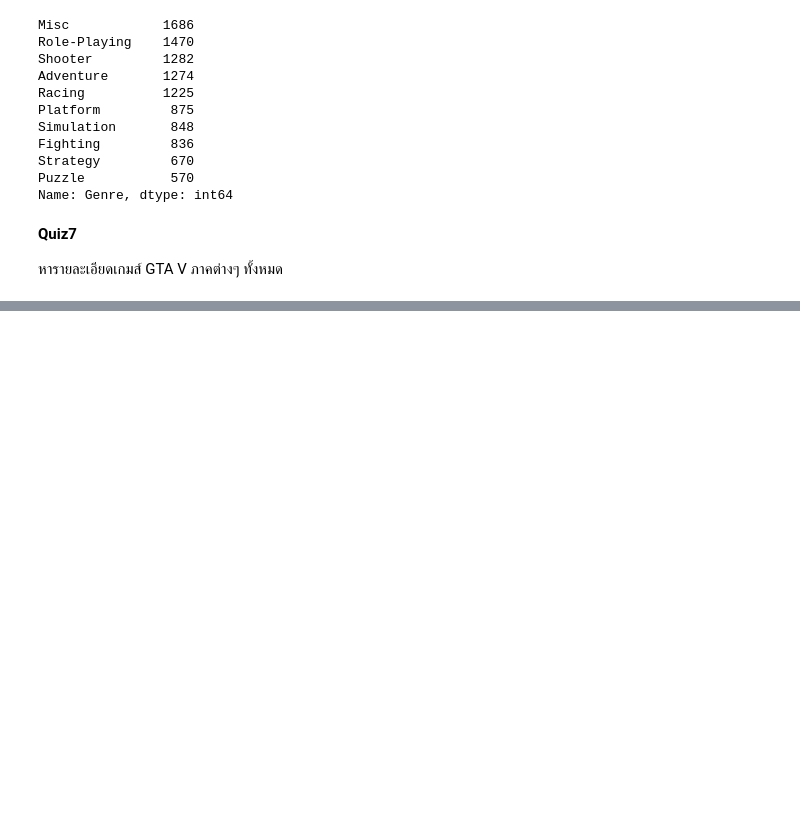
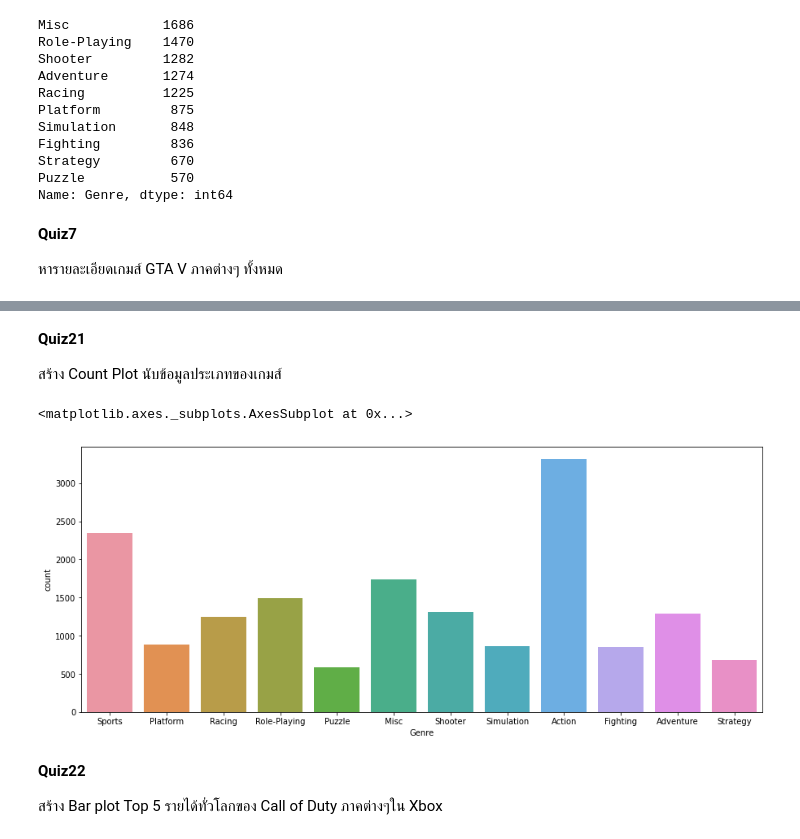
Before and after one commit to deen666/Homework_DataCamp2, a Jupyter notebook: PROJECT I – Capstone/PROJECT_I_–_Capstone_pt2.ipynb, the cells around one changed output, grey strips where cells are left out. Cells and saved outputs as stored; diff of their text form; code cells hidden in the pictures; blank space fills up the shorter version.

```diff
--- a/PROJECT I – Capstone/PROJECT_I_–_Capstone_pt2.ipynb
+++ b/PROJECT I – Capstone/PROJECT_I_–_Capstone_pt2.ipynb
@@ -243,0 +492,17 @@ df[df['Name']=='Grand Theft Auto V']
+# %% [markdown]
+**Quiz21**
+
+สร้าง Count Plot นับข้อมูลประเภทของเกมส์
+# %%
+#Quiz21
+
+fig = plt.figure(figsize=(15,6))
+sns.countplot(x='Genre',data=df)
+# %% [output]
+<matplotlib.axes._subplots.AxesSubplot at 0x...>
+[figure, added]
+# %% [markdown]
+
+**Quiz22**
+
+สร้าง Bar plot Top 5 รายได้ทั่วโลกของ Call of Duty ภาคต่างๆใน Xbox
```
Also changed, not shown: parts of 38 cells of this notebook.
